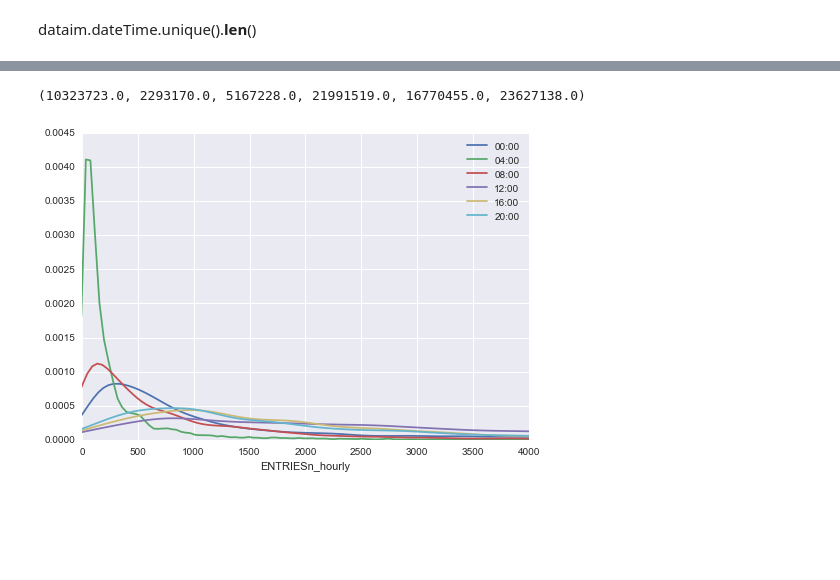
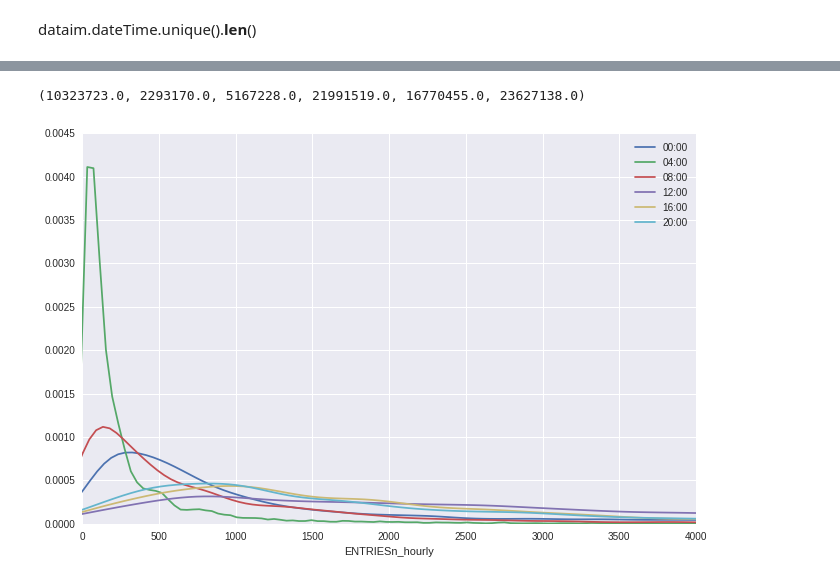
Before and after one commit to gornes/IntroToDS, a Jupyter notebook: Project1.ipynb, the cells around one changed output, grey strips where cells are left out. Drawn from its saved outputs; the diff is of its cells as text; code cells hidden in the pictures; blank space fills up the shorter version.

```diff
--- a/Project1.ipynb
+++ b/Project1.ipynb
@@ -574,7 +566,7 @@ print scipy.stats.mannwhitneyu(
 # %%
 plt.hist(ridership.query('day_week == 1').ridership.values, bins=50)
 # %%
-turnstile_rain = dataim[["rain", "ENTRIESn_hourly", "hour"]]
+turnstile_rain = dataim[["rain", "ENTRIESn_hourly", "hour"]].copy()
 turnstile_rain["ENTRIESn_hourly_log10"] = np.log10(turnstile_rain["ENTRIESn_hourly"] + 1.)
 turnstile_rain["rain2"] = np.where(turnstile_rain["rain"] == 1, "raining", "not raining")
 plot = ggplot(turnstile_rain, aes(color="hour", x="ENTRIESn_hourly")) + \
@@ -590,19 +582,19 @@ plot
 # %%
-fig= plt.figure()
+fig= plt.figure(figsize=[11,7])
 ax = plt.subplot()
 sns.distplot(turnstile_rain.query('hour == 0 and ENTRIESn_hourly < 5000').ENTRIESn_hourly, hist=False, ax=ax, label='00:00')
 sns.distplot(turnstile_rain.query('hour == 4 and ENTRIESn_hourly < 5000').ENTRIESn_hourly, hist=False, ax=ax, label='04:00')
 sns.distplot(turnstile_rain.query('hour == 8 and ENTRIESn_hourly < 5000').ENTRIESn_hourly, hist=False, ax=ax, label='08:00')
 sns.distplot(turnstile_rain.query('hour == 12 and ENTRIESn_hourly < 5000').ENTRIESn_hourly, hist=False, ax=ax, label='12:00')
 sns.distplot(turnstile_rain.query('hour == 16 and ENTRIESn_hourly < 5000').ENTRIESn_hourly, hist=False, ax=ax, label='16:00')
 sns.distplot(turnstile_rain.query('hour == 20 and ENTRIESn_hourly < 5000').ENTRIESn_hourly, hist=False, ax=ax, label='20:00')
 plt.xlim([0,4000])
 print(turnstile_rain.query('hour == 0').ENTRIESn_hourly.sum(), turnstile_rain.query('hour == 4').ENTRIESn_hourly.sum(),
       turnstile_rain.query('hour == 8').ENTRIESn_hourly.sum(), turnstile_rain.query('hour == 12').ENTRIESn_hourly.sum(),
       turnstile_rain.query('hour == 16').ENTRIESn_hourly.sum(), turnstile_rain.query('hour == 20').ENTRIESn_hourly.sum())
 # %% [output]
 (10323723.0, 2293170.0, 5167228.0, 21991519.0, 16770455.0, 23627138.0)
-[figure, old version]
+[figure, new version]
 # %%
 sns.factorplot(x='hour', y='UNIT', data=dataim.groupby('hour', as_index=False).aggregate(len), kind='bar')
 plt.xlabel('Hour')
```
Also changed, not shown: parts of 24 cells of this notebook, 36 other files.
